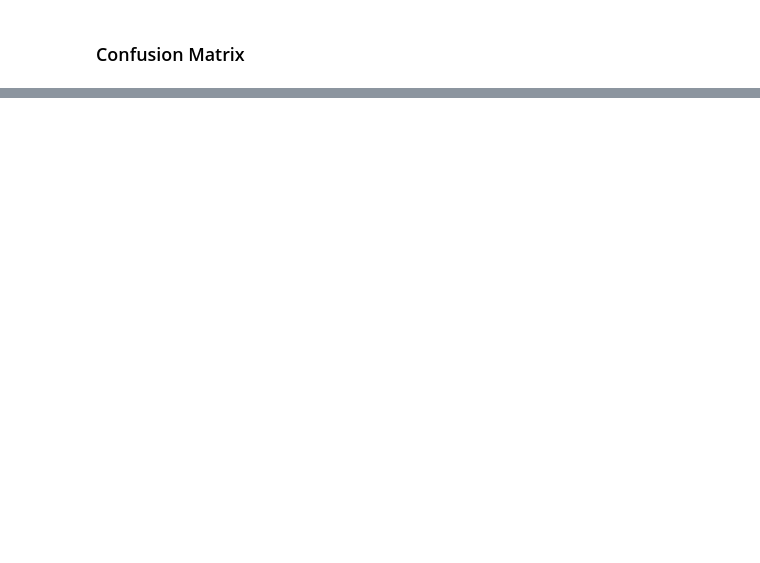
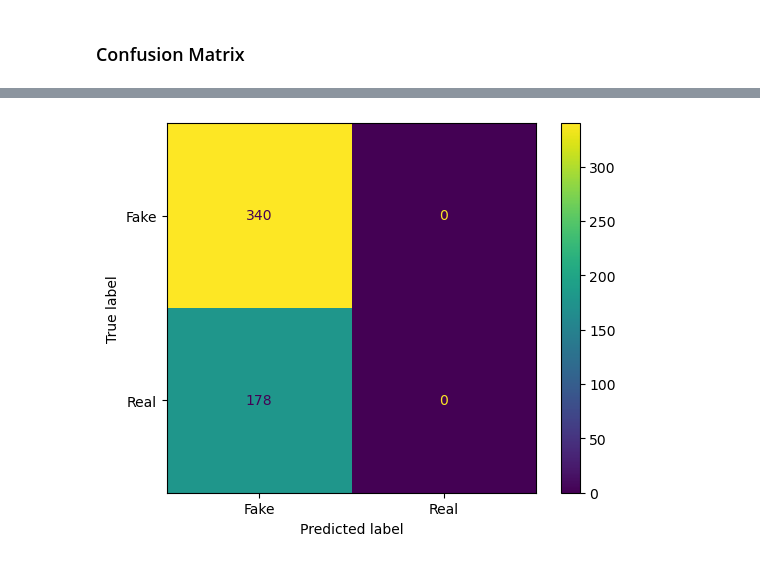
Before and after one commit to ftvs/maliciousai, a Jupyter notebook: s3d.ipynb, the cells around one changed output, grey strips where cells are left out. Saved outputs shown, nothing was run; the diff lists cells and outputs as text; code cells hidden in the pictures; blank space fills up the shorter version.

```diff
--- a/s3d.ipynb
+++ b/s3d.ipynb
@@ -191,8 +245,8 @@ train_log, val_log = train_s3d(dataset_path,batch_size,device,epochs) # 7.5GB lr
 # %% [markdown]
 ### Load model
 # %%
-path = "s3d_rgb_last_full.pth"
-
+# path = "s3d_rgb_last_full.pth"
+path = "s3d_rgb_last_full_v2.pth"
 # replace final layer with new one with appropriate num of classes
 # model = s3d(weights=S3D_Weights.DEFAULT)
 # model.classifier[1] = nn.Conv3d(1024, 2, kernel_size=1, stride=1)
@@ -200,12 +254,14 @@ path = "s3d_rgb_last_full.pth"
 # # optimizer = torch.optim.SGD(model.parameters(), lr=1e-3, momentum=0.9)
 # optimizer = optim.AdamW(model.parameters(), lr=0.001, betas=(0.9, 0.999), eps=1e-08, weight_decay=0.01)
 
-checkpoint = torch.load(path, weights_only=True)
+checkpoint = torch.load(path, weights_only=False) #, weights_only=True
+print(checkpoint.keys())
 # model.load_state_dict(checkpoint['model_state_dict'])
 # optimizer.load_state_dict(checkpoint['optimizer_state_dict'])
 train_log = checkpoint['train']
 val_log = checkpoint['val']
 train_run = np.array(checkpoint['train_run'])
+val_cm = checkpoint['confusion_matrix']
 
 print(train_log)
 print(val_log)
@@ -329,0 +388,7 @@ label Shape: torch.Size([5])
+# %%
+cm_display = metrics.ConfusionMatrixDisplay(confusion_matrix = val_cm, display_labels = ['Fake', 'Real'])
+
+cm_display.plot()
+plt.show()
+# %% [output]
+[figure, added]
```
Also changed, not shown: parts of 8 cells of this notebook, 4 other files.
